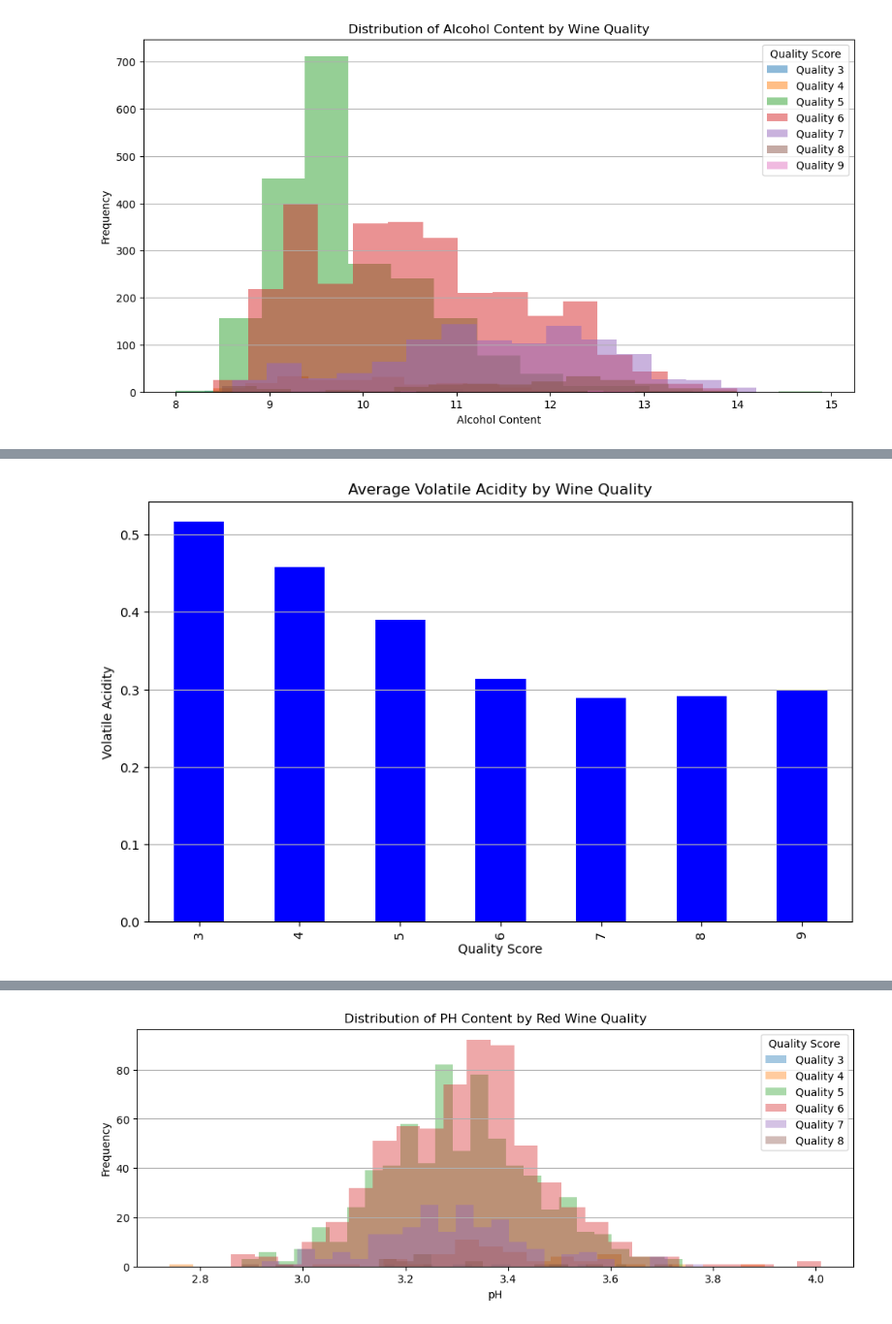
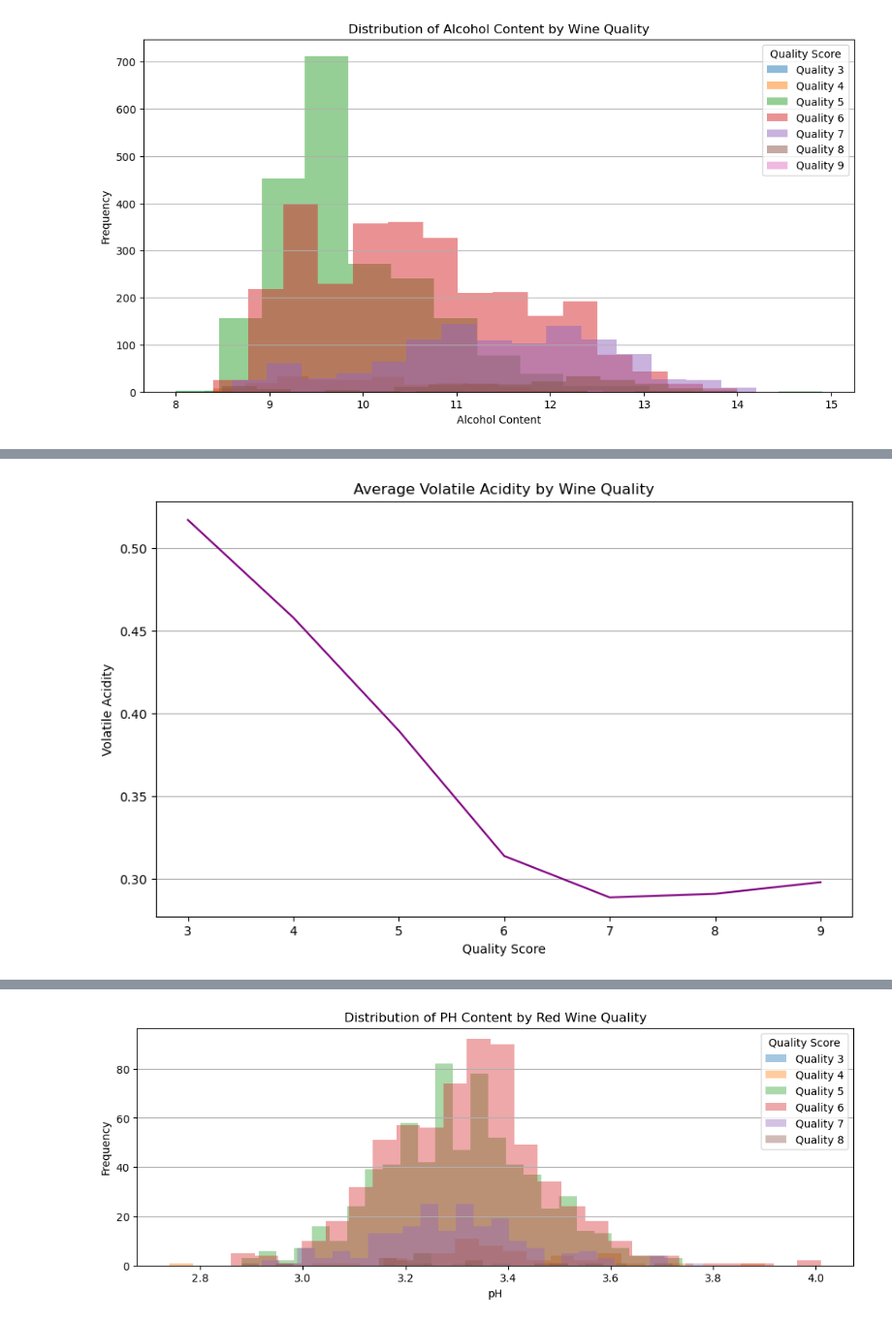
Before and after one commit to AiSuccessNow/Wine-Quality-Analysis, a Jupyter notebook: wine_quality.ipynb, the cells around one changed output, grey strips where cells are left out. Shown at 97% size. Cells and saved outputs as stored; diff of their text form; code cells hidden in the pictures.

```diff
--- a/wine_quality.ipynb
+++ b/wine_quality.ipynb
@@ -260,12 +290,12 @@ plt.show()
 # %%
 plt.figure(figsize=(10, 6))
-combined_wine_df.groupby('quality')['volatile acidity'].mean().plot(kind='bar', color='blue')
+combined_wine_df.groupby('quality')['volatile acidity'].mean().plot(color='purple')
 plt.title('Average Volatile Acidity by Wine Quality')
 plt.xlabel('Quality Score')
 plt.ylabel('Volatile Acidity')
 plt.grid(axis='y')
 plt.show()
 # %% [output]
-[figure, old version]
+[figure, new version]
 # %%
 plt.figure(figsize=(10, 6))
```
Also changed, not shown: parts of 13 cells of this notebook.
